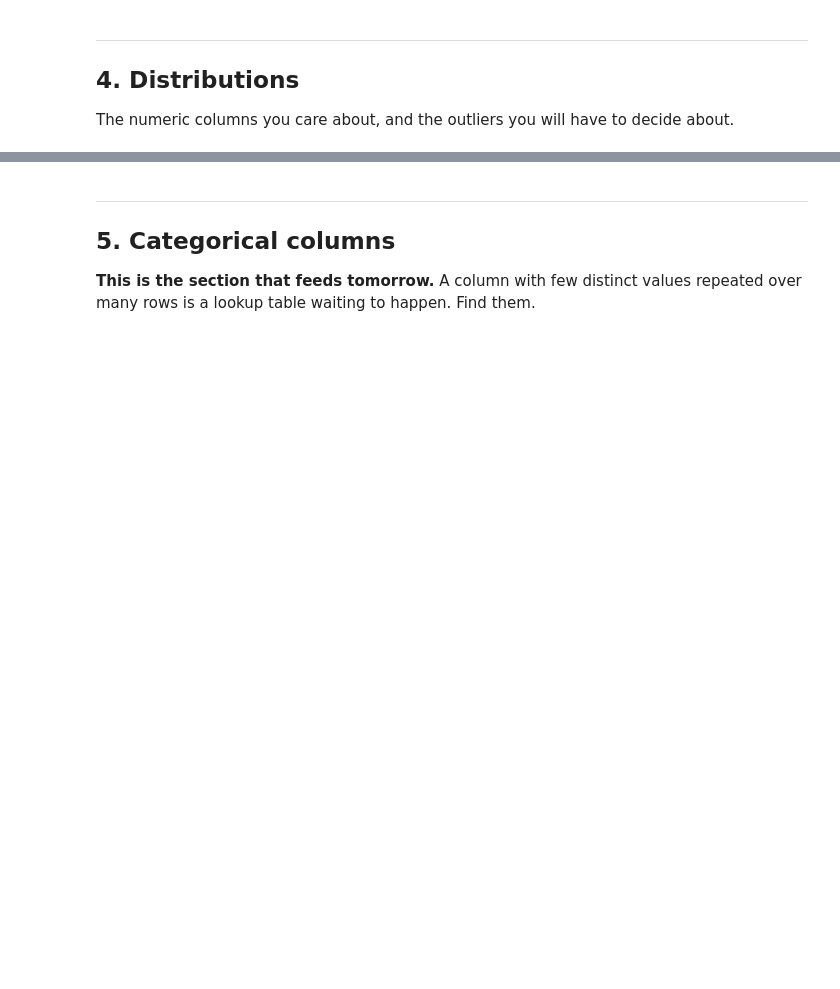
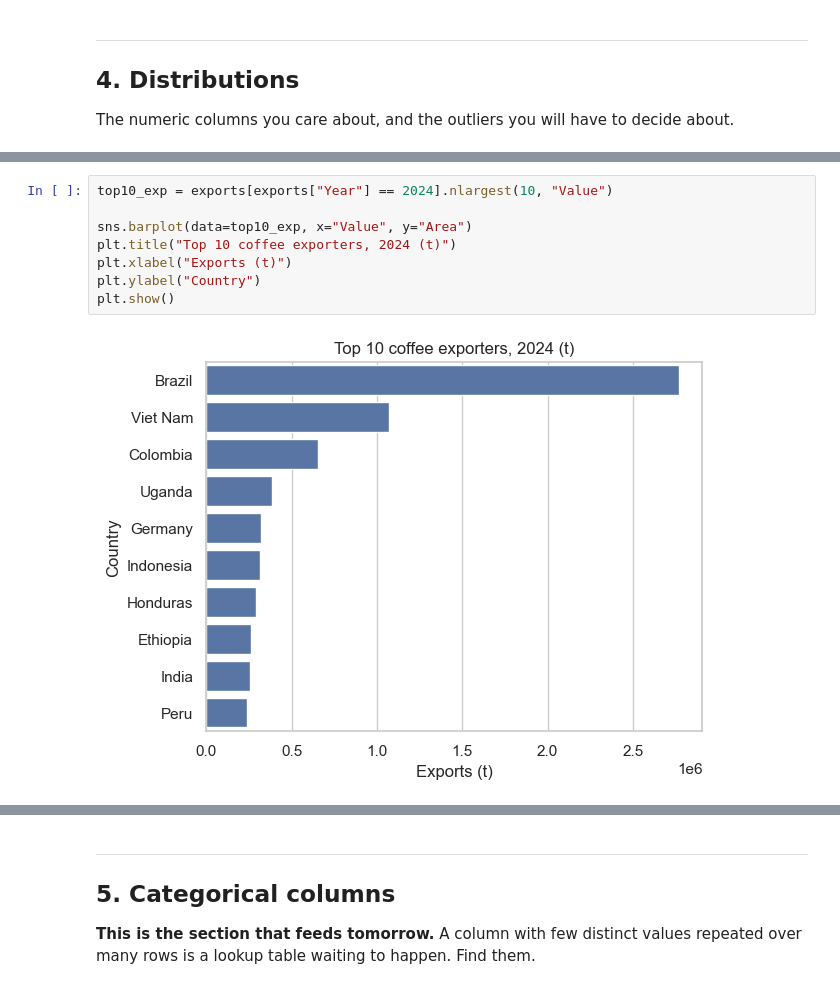
Before and after one commit to benjiro000/project-1-eda, a Jupyter notebook: notebooks/01_eda.ipynb, the cells around one changed output, grey strips where cells are left out. Saved outputs shown, nothing was run; the diff lists cells and outputs as text; blank space fills up the shorter version.

```diff
--- a/notebooks/01_eda.ipynb
+++ b/notebooks/01_eda.ipynb
@@ -53,0 +153,10 @@ The numeric columns you care about, and the outliers you will have to decide abo
+# %%
+top10_exp = exports[exports["Year"] == 2024].nlargest(10, "Value")
+
+sns.barplot(data=top10_exp, x="Value", y="Area")
+plt.title("Top 10 coffee exporters, 2024 (t)")
+plt.xlabel("Exports (t)")
+plt.ylabel("Country")
+plt.show()
+# %% [output]
+[figure, added]
```
Also changed, not shown: parts of 13 cells of this notebook.
